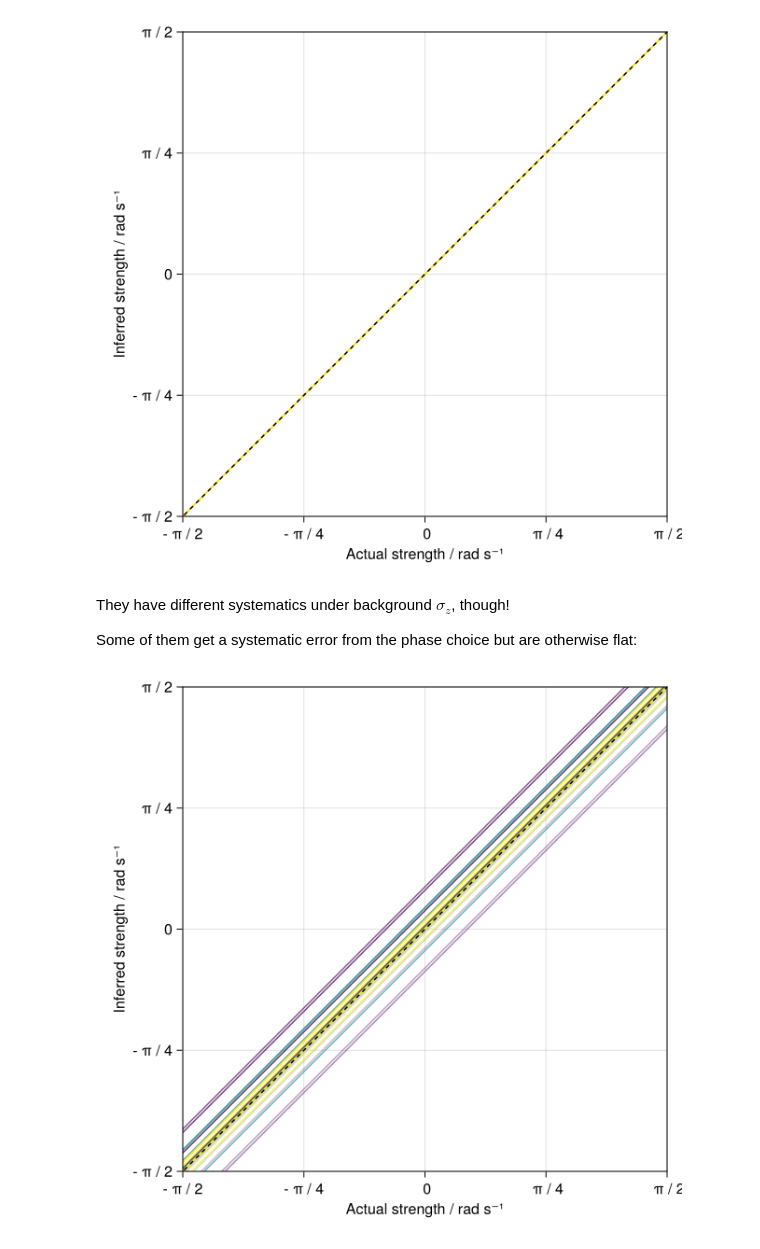
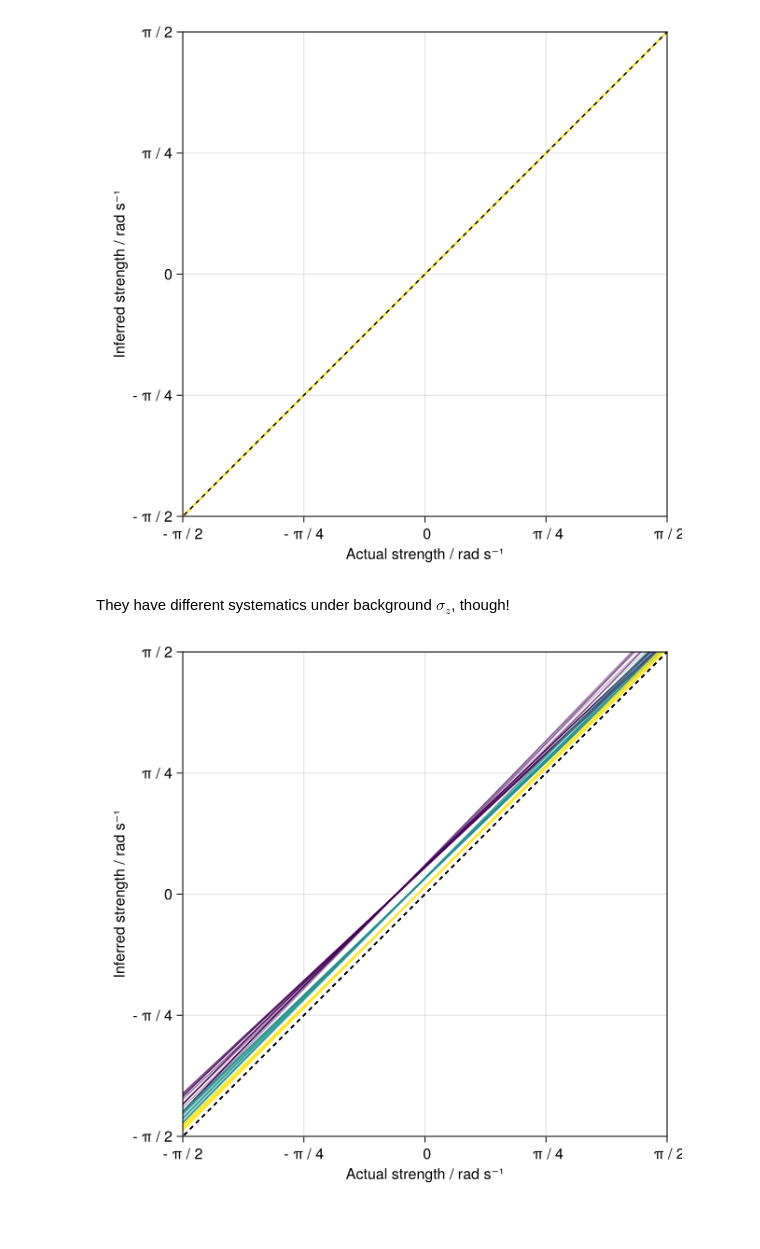
Before and after one commit to dnadlinger/spin-echo-bias, a Jupyter notebook: Examples.ipynb, the cells around one changed output. Cells and saved outputs as stored; diff of their text form; code cells hidden in the pictures.

```diff
--- a/Examples.ipynb
+++ b/Examples.ipynb
@@ -190,7 +190,7 @@ ax = Axis(
     ylabel="Inferred strength / rad s⁻¹"
 )
 set_pi_axis_labels!(ax, -π, π, 1//4)
-rabi_frequency_scales = [0.8, 0.85, 0.9]
+rabi_frequency_scales = [0.9]
 for (color_idx, rabi_frequency_scale) in enumerate(rabi_frequency_scales)
     for spin_echo_phase in range(-π, π, length=11)
         duration = 1.0
@@ -230,7 +230,7 @@ ax = Axis(
     ylabel="Inferred strength / rad s⁻¹"
 )
 set_pi_axis_labels!(ax, -π, π, 1//4)
-rabi_frequency_scales = [0.8, 0.85, 0.95]
+rabi_frequency_scales = [0.9]#[0.8, 0.85, 0.95]
 for (color_idx, rabi_frequency_scale) in enumerate(rabi_frequency_scales)
     for spin_echo_phase in range(-π, π, length=11)
         duration = 1.0
@@ -252,8 +252,8 @@ for (color_idx, rabi_frequency_scale) in enumerate(rabi_frequency_scales)
     end
     lines!(ax, [-π, π], [-π, π], color=:black, linestyle=:dash)
 end
-xlims!(ax, -π/2, π/2)
-ylims!(ax, -π/2, π/2)
+# xlims!(ax, -π/2, π/2)
+# ylims!(ax, -π/2, π/2)
 colsize!(fig.layout, 1, Aspect(1, 1.0))
 resize_to_layout!(fig)
 fig
@@ -341,8 +341,6 @@ fig
 [figure]
 # %% [markdown]
 They have different systematics under background $\sigma_z$, though!
-
-Some of them get a systematic error from the phase choice but are otherwise flat:
 # %%
 fig = Figure()
 ax = Axis(
@@ -350,34 +348,34 @@ ax = Axis(
     xlabel="Actual strength / rad s⁻¹",
     ylabel="Inferred strength / rad s⁻¹"
 )
 set_pi_axis_labels!(ax, -π, π, 1//4)
 rabi_frequency_scales = [0.8, 0.85, 0.9]
 for (color_idx, rabi_frequency_scale) in enumerate(rabi_frequency_scales)
     for spin_echo_phase in range(-π, π, length=11)
         duration = 1.0
         actual_strengths = range(-π, π, length=301)
         measured_strengths = map(actual_strengths) do actual_strength
             system = BasicSystem(;
                 perturbation_strength=actual_strength,
-                detuning_strength=0.0,
+                detuning_strength=1.0,
                 rabi_frequency_scale
             )
-            spin_echo_phases = ones(5) * spin_echo_phase .+ [0, π, 0, π, 0]
-            wait_seq = multi_spin_echo_wait_sequence(duration, spin_echo_phases, on_in_first=false)
+            spin_echo_phases = ones(4) * spin_echo_phase .+ [0, π, π, 0]
+            wait_seq = multi_spin_echo_wait_sequence(duration, spin_echo_phases, on_in_first=true)
             measure_four_point_ramsey(system, wait_seq) / duration
         end
         lines!(ax, actual_strengths, measured_strengths,
             color=color_idx,
             colorrange=(1, max(2, length(rabi_frequency_scales))),
             alpha=0.1 + 0.9 * (spin_echo_phase + π) / 2π
         )
     end
     lines!(ax, [-π, π], [-π, π], color=:black, linestyle=:dash)
 end
 xlims!(ax, -π/2, π/2)
 ylims!(ax, -π/2, π/2)
 colsize!(fig.layout, 1, Aspect(1, 1.0))
 resize_to_layout!(fig)
 fig
 # %% [output]
-[figure, old version]
+[figure, new version]
```
Also changed, not shown: parts of 5 cells of this notebook.
